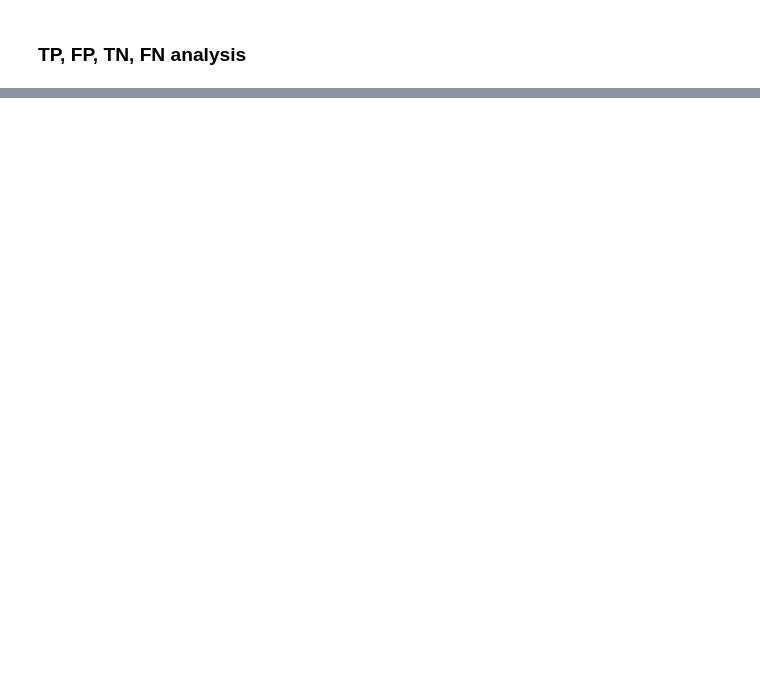
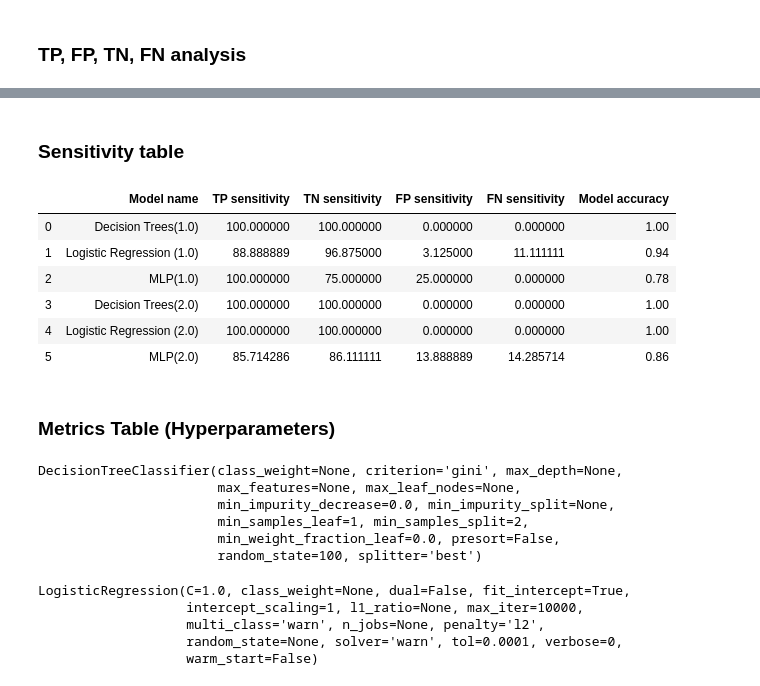
Before and after one commit to Kikumu/Datamining, a Jupyter notebook: ACW-part-2.ipynb, the cells around one changed output, grey strips where cells are left out. Saved outputs shown, nothing was run; the diff lists cells and outputs as text; code cells hidden in the pictures; blank space fills up the shorter version.

```diff
--- a/ACW-part-2.ipynb
+++ b/ACW-part-2.ipynb
@@ -1661,7 +1718,0 @@ print(trained_model.score(X_test, y_test))
-# %%
-model_predictions1_2  = []
-actual_predictions1_2 = []
-for X, y in zip(X_test, y_test):
-    print(f"Model: {model.predict([X])[0]}, Actual: {y}")
-    model_predictions1_2.append(trained_model.predict([X])[0])
-    actual_predictions1_2.append(y)
@@ -2860,0 +3079,40 @@ Total Test Cases: 50
+# %% [markdown]
+### Sensitivity table
+# %%
+Sensitivity = {'Model name': ['Decision Trees(1.0)','Logistic Regression (1.0)','MLP(1.0)','Decision Trees(2.0)','Logistic Regression (2.0)','MLP(2.0)'],
+        'TP sensitivity': [tp_sensitivity1,tp_sensitivity2,tp_sensitivity3,tp_sensitivity4,tp_sensitivity5,tp_sensitivity6],
+           'TN sensitivity': [tn_sensitivity1,tn_sensitivity2,tn_sensitivity3,tn_sensitivity4,tn_sensitivity5,tn_sensitivity6],
+           'FP sensitivity': [fp_sensitivity1,fp_sensitivity2,fp_sensitivity3,fp_sensitivity4,fp_sensitivity5,fp_sensitivity6],
+           'FN sensitivity': [fn_sensitivity1,fn_sensitivity2,fn_sensitivity3,fn_sensitivity4,fn_sensitivity5,fn_sensitivity6],
+           'Model accuracy':[model_score1,model_score2,model_score3,model_score4,model_score5,model_score6]
+          }
+
+Sensitivity_df = pd.DataFrame(Sensitivity, columns= ['Model name', 'TP sensitivity','TN sensitivity','FP sensitivity','FN sensitivity', 'Model accuracy'])
+Sensitivity_df
+# %% [output]
+|  | Model name | TP sensitivity | TN sensitivity | FP sensitivity | FN sensitivity | Model accuracy |
+| 0 | Decision Trees(1.0) | 100.000000 | 100.000000 | 0.000000 | 0.000000 | 1.00 |
+| 1 | Logistic Regression (1.0) | 88.888889 | 96.875000 | 3.125000 | 11.111111 | 0.94 |
+| 2 | MLP(1.0) | 100.000000 | 75.000000 | 25.000000 | 0.000000 | 0.78 |
+| 3 | Decision Trees(2.0) | 100.000000 | 100.000000 | 0.000000 | 0.000000 | 1.00 |
+| 4 | Logistic Regression (2.0) | 100.000000 | 100.000000 | 0.000000 | 0.000000 | 1.00 |
+| 5 | MLP(2.0) | 85.714286 | 86.111111 | 13.888889 | 14.285714 | 0.86 |
+# %% [markdown]
+### Metrics Table (Hyperparameters)
+# %%
+print(model1)
+# %% [output]
+DecisionTreeClassifier(class_weight=None, criterion='gini', max_depth=None,
+                       max_features=None, max_leaf_nodes=None,
+                       min_impurity_decrease=0.0, min_impurity_split=None,
+                       min_samples_leaf=1, min_samples_split=2,
+                       min_weight_fraction_leaf=0.0, presort=False,
+                       random_state=100, splitter='best')
+# %%
+print(model2)
+# %% [output]
+LogisticRegression(C=1.0, class_weight=None, dual=False, fit_intercept=True,
+                   intercept_scaling=1, l1_ratio=None, max_iter=10000,
+                   multi_class='warn', n_jobs=None, penalty='l2',
+                   random_state=None, solver='warn', tol=0.0001, verbose=0,
+                   warm_start=False)
```
Also changed, not shown: parts of 50 cells of this notebook.
